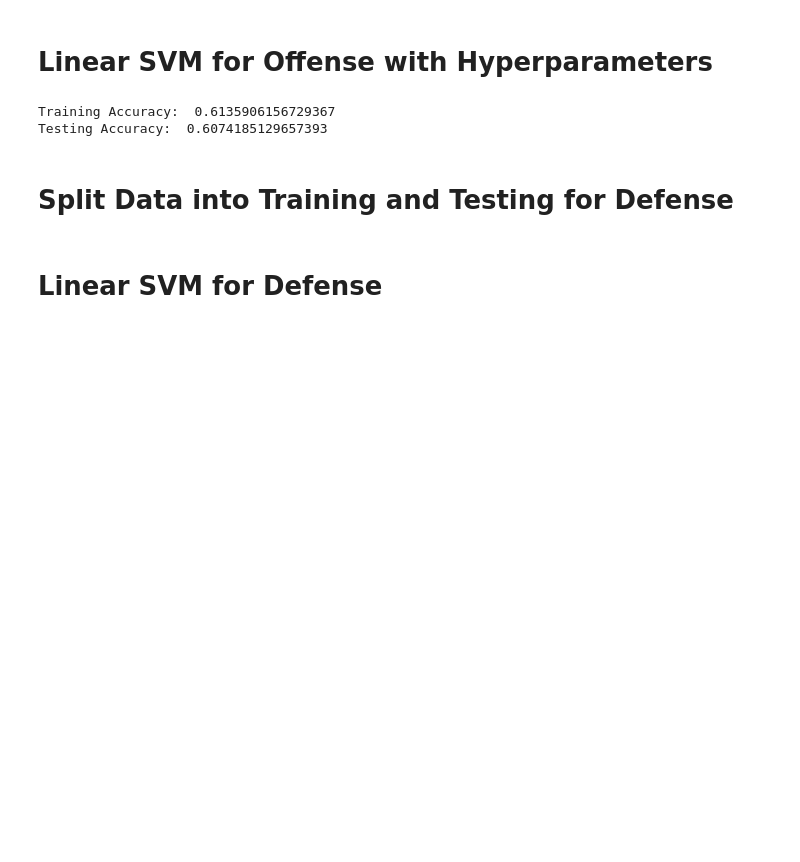
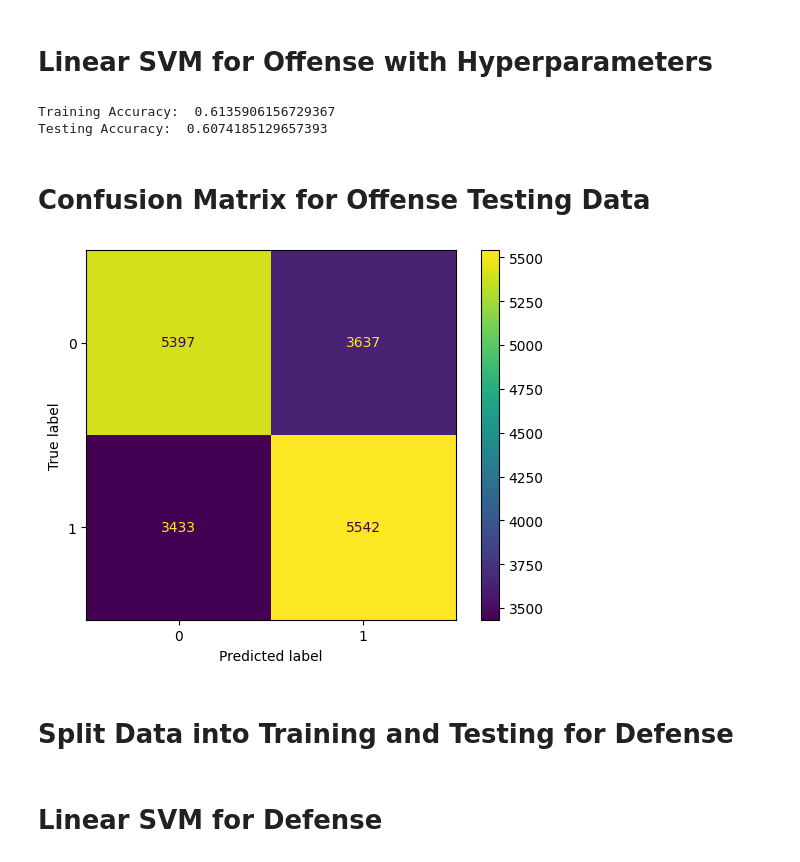
Before and after one commit to UTKML23/FinalProject, a Jupyter notebook: notebooks/joseph.ipynb, the cells around one changed output. Drawn from its saved outputs; the diff is of its cells as text; code cells hidden in the pictures; blank space fills up the shorter version.

```diff
--- a/notebooks/joseph.ipynb
+++ b/notebooks/joseph.ipynb
@@ -150,6 +150,15 @@ print("Testing Accuracy: ", accuracy_score(y_test, y_test_predict))
 # %% [output]
 Training Accuracy:  0.6135906156729367
 Testing Accuracy:  0.6074185129657393
+# %% [markdown]
+# Confusion Matrix for Offense Testing Data
+# %%
+cm = confusion_matrix(y_test, y_test_predict)
+disp = ConfusionMatrixDisplay(cm, display_labels=svc_clf.classes_)
+disp.plot()
+plt.show()
+# %% [output]
+[figure, added]
 # %% [markdown]
 # Split Data into Training and Testing for Defense
 # %%
```
Also changed, not shown: parts of 3 cells of this notebook.
